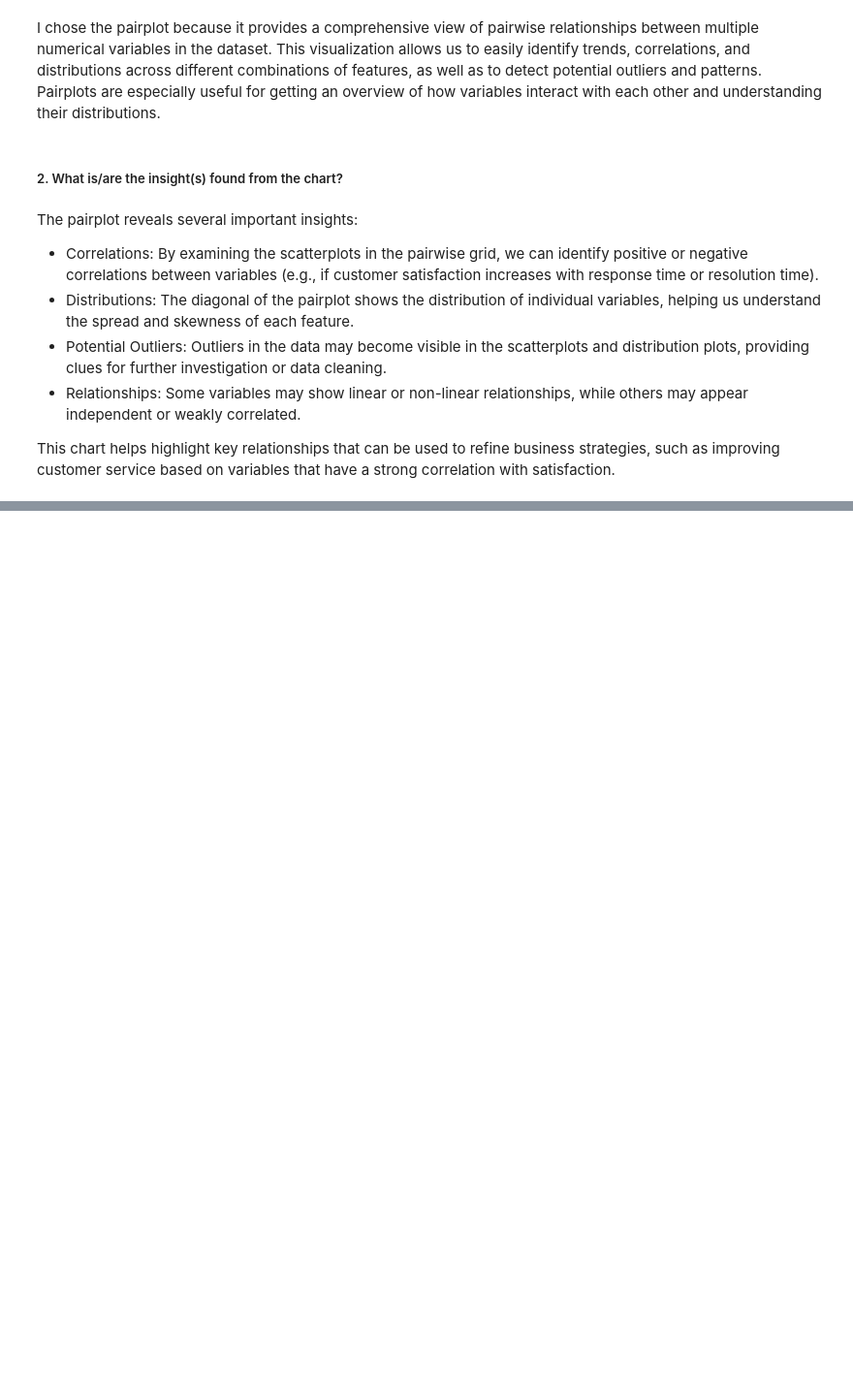
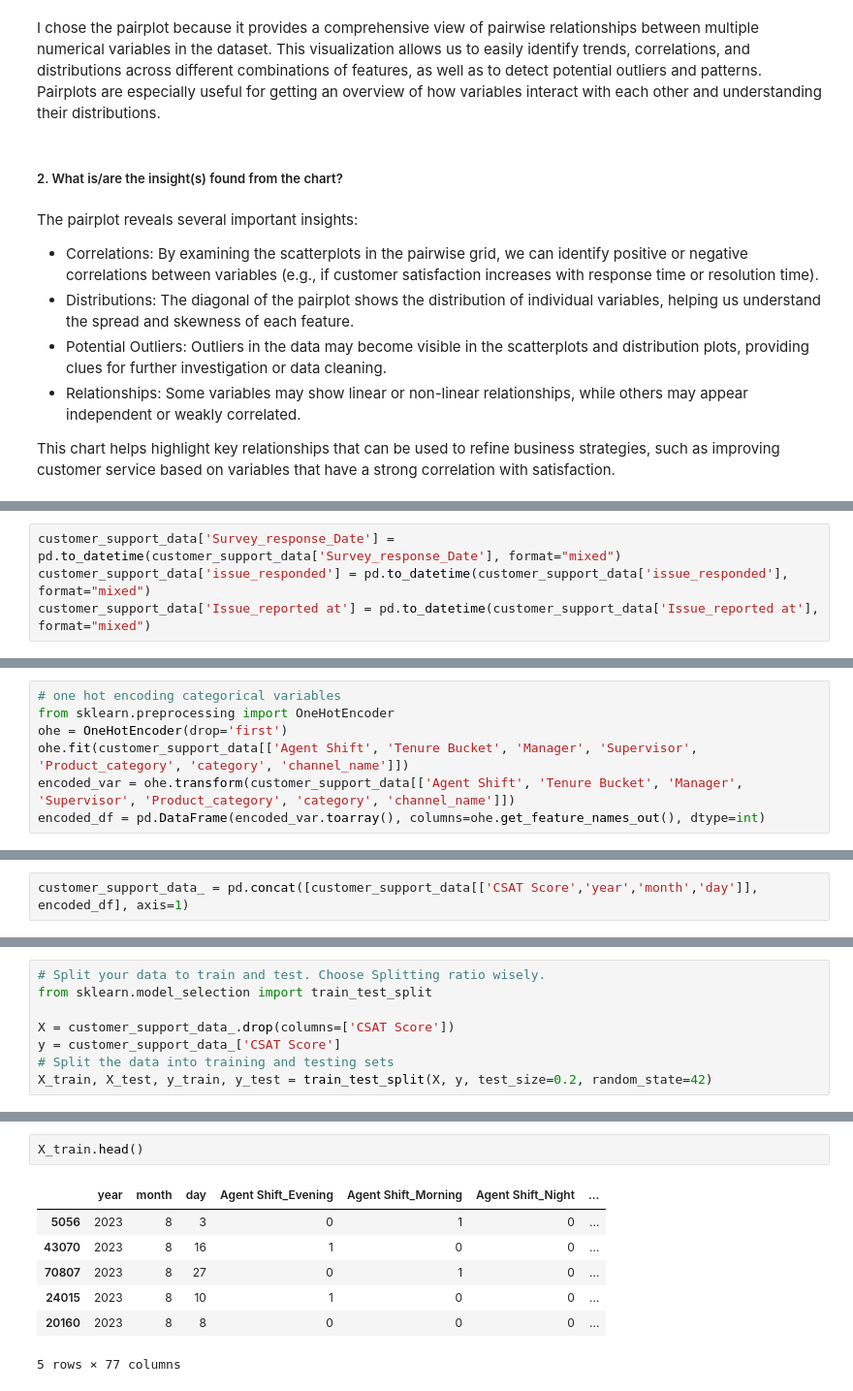
Before and after one commit to Rajesh1505/Capstone_Project_Deep_Learning, a Jupyter notebook: Capstone_Project_Deep_Learning.ipynb, the cells around one changed output, grey strips where cells are left out. Shown at 97% size. Saved outputs shown, nothing was run; the diff lists cells and outputs as text; blank space fills up the shorter version.

Commit message:
Feature Engineering & Data Pre-processing

```diff
--- a/Capstone_Project_Deep_Learning.ipynb
+++ b/Capstone_Project_Deep_Learning.ipynb
@@ -542,0 +647,4 @@ This chart helps highlight key relationships that can be used to refine business
+# %%
+customer_support_data['Survey_response_Date'] = pd.to_datetime(customer_support_data['Survey_response_Date'], format="mixed")
+customer_support_data['issue_responded'] = pd.to_datetime(customer_support_data['issue_responded'], format="mixed")
+customer_support_data['Issue_reported at'] = pd.to_datetime(customer_support_data['Issue_reported at'], format="mixed")
@@ -542,0 +673,7 @@ This chart helps highlight key relationships that can be used to refine business
+# %%
+# one hot encoding categorical variables
+from sklearn.preprocessing import OneHotEncoder
+ohe = OneHotEncoder(drop='first')
+ohe.fit(customer_support_data[['Agent Shift', 'Tenure Bucket', 'Manager', 'Supervisor', 'Product_category', 'category', 'channel_name']])
+encoded_var = ohe.transform(customer_support_data[['Agent Shift', 'Tenure Bucket', 'Manager', 'Supervisor', 'Product_category', 'category', 'channel_name']])
+encoded_df = pd.DataFrame(encoded_var.toarray(), columns=ohe.get_feature_names_out(), dtype=int)
@@ -542,0 +694,2 @@ This chart helps highlight key relationships that can be used to refine business
+# %%
+customer_support_data_ = pd.concat([customer_support_data[['CSAT Score','year','month','day']], encoded_df], axis=1)
@@ -542,0 +702,8 @@ This chart helps highlight key relationships that can be used to refine business
+# %%
+# Split your data to train and test. Choose Splitting ratio wisely.
+from sklearn.model_selection import train_test_split
+
+X = customer_support_data_.drop(columns=['CSAT Score'])
+y = customer_support_data_['CSAT Score']
+# Split the data into training and testing sets
+X_train, X_test, y_train, y_test = train_test_split(X, y, test_size=0.2, random_state=42)
@@ -542,0 +720,10 @@ This chart helps highlight key relationships that can be used to refine business
+# %%
+X_train.head()
+# %% [output]
+|  | year | month | day | Agent Shift_Evening | Agent Shift_Morning | Agent Shift_Night | ... |
+| 5056 | 2023 | 8 | 3 | 0 | 1 | 0 | ... |
+| 43070 | 2023 | 8 | 16 | 1 | 0 | 0 | ... |
+| 70807 | 2023 | 8 | 27 | 0 | 1 | 0 | ... |
+| 24015 | 2023 | 8 | 10 | 1 | 0 | 0 | ... |
+| 20160 | 2023 | 8 | 8 | 0 | 0 | 0 | ... |
+5 rows × 77 columns
```
Also changed, not shown: parts of 20 cells of this notebook.
